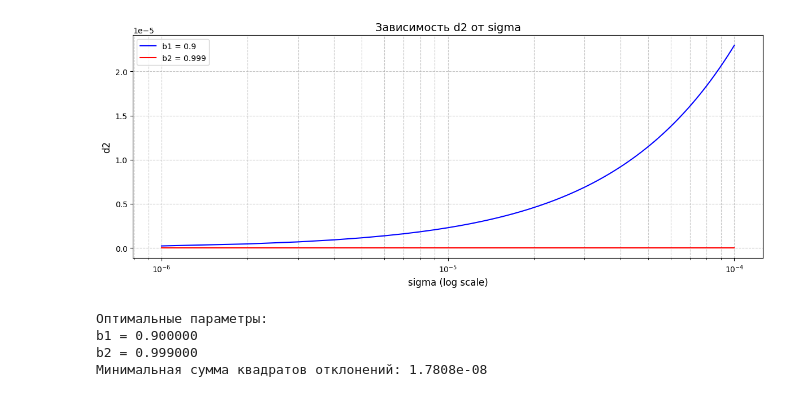
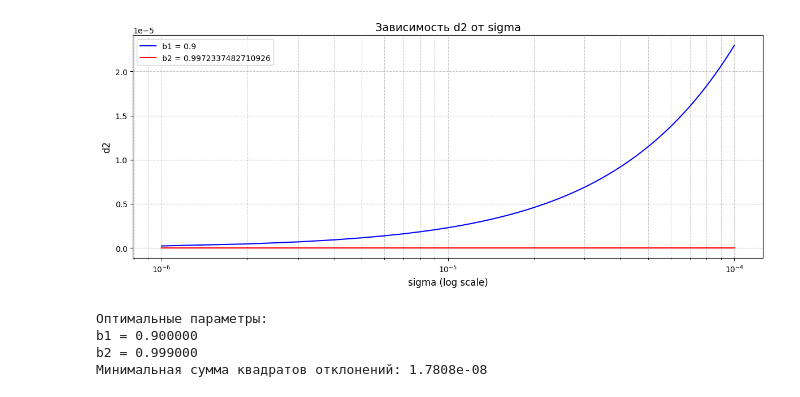
Before and after one commit to DanilishinArtem/fp8, a Jupyter notebook: test.ipynb, the cells around one changed output. Cells and saved outputs as stored; diff of their text form; code cells hidden in the pictures.

```diff
--- a/test.ipynb
+++ b/test.ipynb
@@ -5,39 +5,38 @@ import matplotlib.pyplot as plt
 # Параметры
 # b1 = 0.9
 # b2 = 0.99
-b1 = 0.900000
-b2 = 0.999000
+b1, b2 = 0.9, 0.9972337482710926
 sigma = np.arange(0.000001, 0.0001, 0.000001)  # Диапазон сигм
 
 # Вычисление d1 и d2
 d1 = np.sqrt(( (1 - b1)**2 / (1 - b1**2) ) * sigma**2)
 d2 = np.sqrt(( (1 - b2)**2 / (1 - b2**2) ) * 2 * sigma**4)
 
 # Создание фигуры с двумя субплогами
 plt.figure(figsize=(12, 5))
 
 # Первый график (d1)
 plt.plot(sigma, d1, 'b', label=f'b1 = {b1}')
 plt.xscale('log')  # Логарифмическая шкала для оси X
 plt.xlabel('sigma (log scale)', fontsize=12)
 plt.ylabel('d1', fontsize=12)
 plt.title('Зависимость d1 от sigma', fontsize=14)
 plt.grid(True, which='both', linestyle='--', alpha=0.7)
 plt.legend()
 
 # Второй график (d2)
 plt.plot(sigma, d2, 'r', label=f'b2 = {b2}')
 plt.xscale('log')  # Логарифмическая шкала для оси X
 plt.xlabel('sigma (log scale)', fontsize=12)
 plt.ylabel('d2', fontsize=12)
 plt.title('Зависимость d2 от sigma', fontsize=14)
 plt.grid(True, which='both', linestyle='--', alpha=0.7)
 plt.legend()
 
 plt.tight_layout()
 plt.show()
 # %% [output]
-[figure, old version]
+[figure, new version]
 # %%
 import numpy as np
 from scipy.optimize import minimize
```
Also changed, not shown: parts of 1 cell of this notebook, 7 other files.
